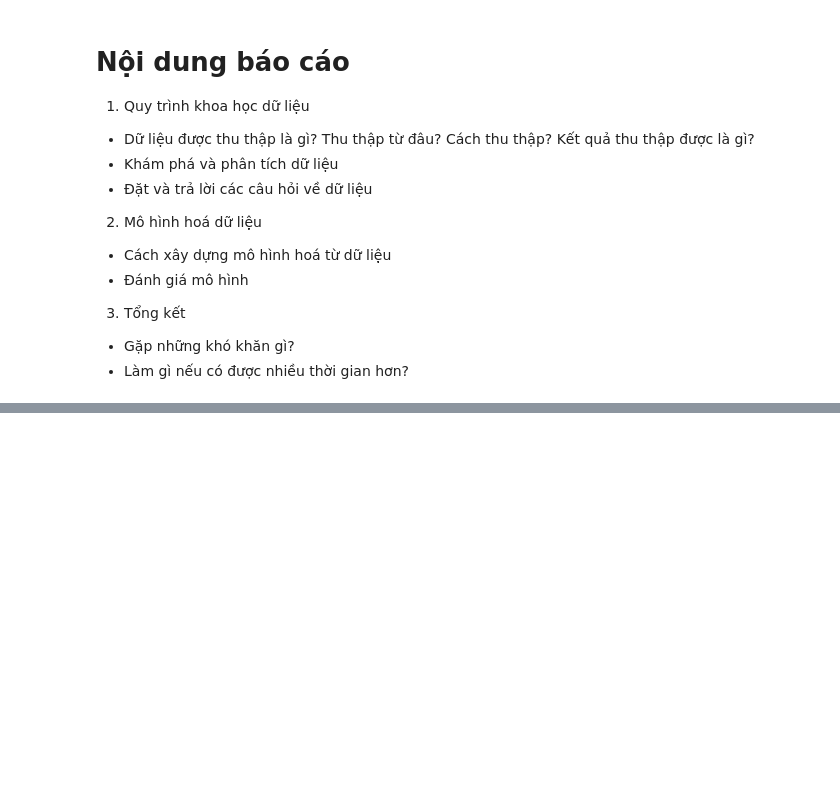
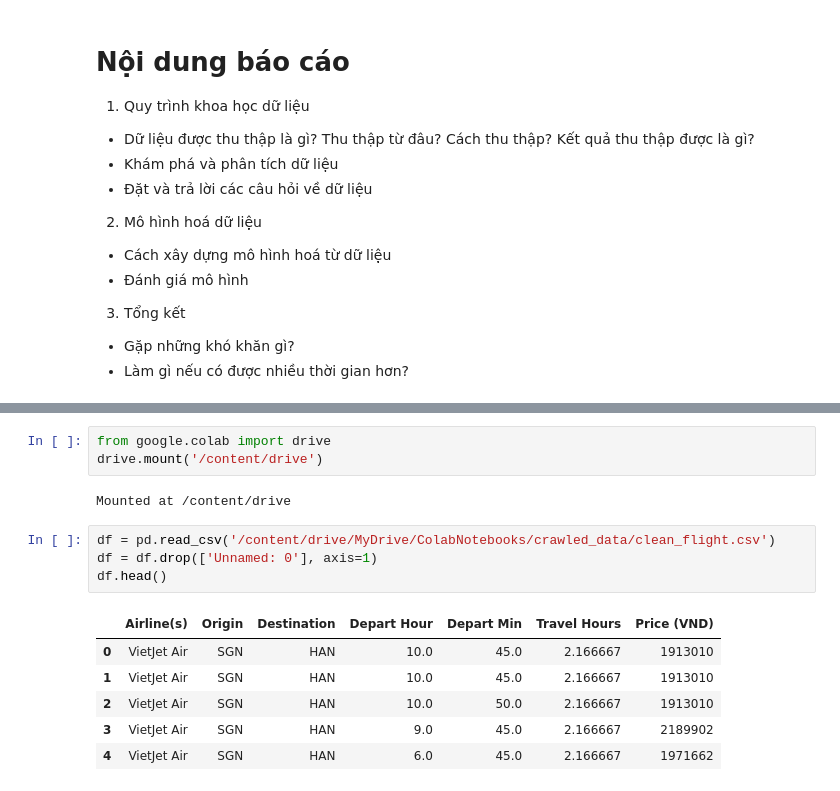
Before and after one commit to PhiHung160420/airline_data_analysis, a Jupyter notebook: report.ipynb, the cells around one changed output, grey strips where cells are left out. Saved outputs shown, nothing was run; the diff lists cells and outputs as text; blank space fills up the shorter version.

```diff
--- a/report.ipynb
+++ b/report.ipynb
@@ -38,0 +54,16 @@
+# %%
+from google.colab import drive
+drive.mount('/content/drive')
+# %% [output]
+Mounted at /content/drive
+# %%
+df = pd.read_csv('/content/drive/MyDrive/ColabNotebooks/crawled_data/clean_flight.csv')
+df = df.drop(['Unnamed: 0'], axis=1)
+df.head()
+# %% [output]
+|  | Airline(s) | Origin | Destination | Depart Hour | Depart Min | Travel Hours | Price (VND) |
+| 0 | VietJet Air | SGN | HAN | 10.0 | 45.0 | 2.166667 | 1913010 |
+| 1 | VietJet Air | SGN | HAN | 10.0 | 45.0 | 2.166667 | 1913010 |
+| 2 | VietJet Air | SGN | HAN | 10.0 | 50.0 | 2.166667 | 1913010 |
+| 3 | VietJet Air | SGN | HAN | 9.0 | 45.0 | 2.166667 | 2189902 |
+| 4 | VietJet Air | SGN | HAN | 6.0 | 45.0 | 2.166667 | 1971662 |
```
Also changed, not shown: parts of 21 cells of this notebook.
